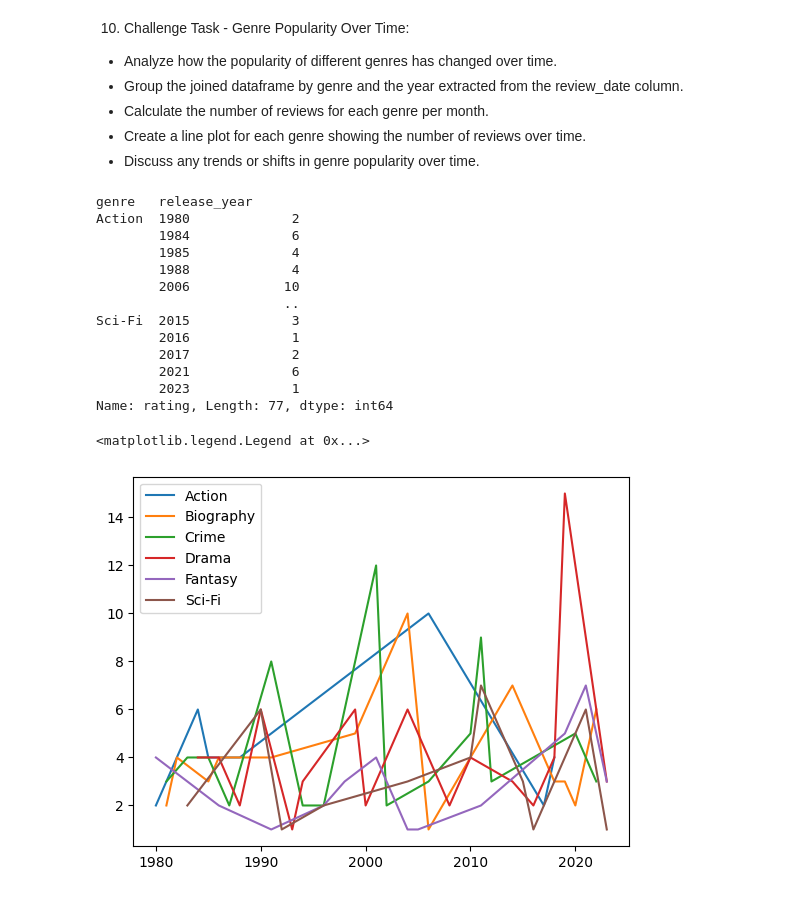
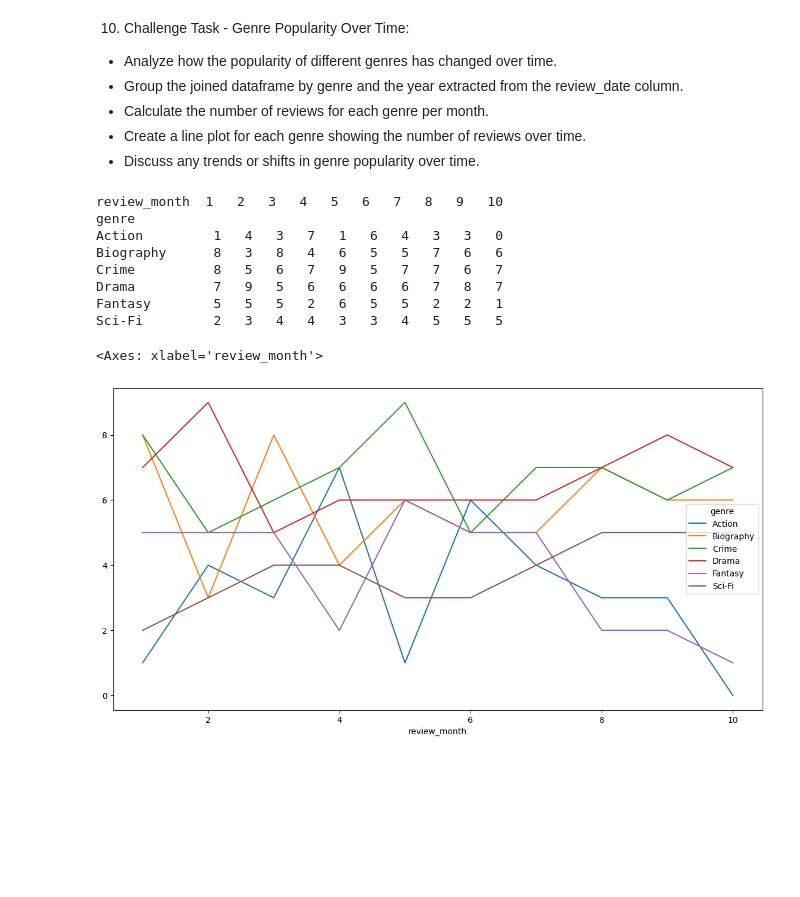
Before and after one commit to UtsumiYoji/A0924ToolsforDataScience, a Jupyter notebook: Lab7-JoiningDataWithPandas/main.ipynb, the cells around one changed output. Cells and saved outputs as stored; diff of their text form; code cells hidden in the pictures; blank space fills up the shorter version.

```diff
--- a/Lab7-JoiningDataWithPandas/main.ipynb
+++ b/Lab7-JoiningDataWithPandas/main.ipynb
@@ -209,29 +211,23 @@ Name: 26, dtype: object
 - Calculate the number of reviews for each genre per month.
 - Create a line plot for each genre showing the number of reviews over time.
 - Discuss any trends or shifts in genre popularity over time.
-# %%
-import matplotlib.pyplot as plt
-
-genre_reviews_per_year = merged_dataset.groupby(['genre', 'release_year'])['rating'].count()
-print(genre_reviews_per_year)
-
-for genre, data in genre_reviews_per_year.groupby('genre'):
-    plt.plot(data.index.get_level_values('release_year'), data.values, label=genre)
-
-plt.legend()
-# %% [output]
-genre   release_year
-Action  1980             2
-        1984             6
-        1985             4
-        1988             4
-        2006            10
-                        ..
-Sci-Fi  2015             3
-        2016             1
-        2017             2
-        2021             6
-        2023             1
-Name: rating, Length: 77, dtype: int64
-<matplotlib.legend.Legend at 0x...>
-[figure, removed]
+# %%
+merged_dataset['review_date'] = pd.to_datetime(merged_dataset['review_date'])
+merged_dataset['review_year'] = merged_dataset['review_date'].dt.year
+merged_dataset['review_month'] = merged_dataset['review_date'].dt.month
+
+genre_reviews_per_month = merged_dataset.groupby(['genre', 'review_month']).size().unstack(fill_value=0)
+print(genre_reviews_per_month)
+
+genre_reviews_per_month.T.plot(kind='line', figsize=(14, 7))
+# %% [output]
+review_month  1   2   3   4   5   6   7   8   9   10
+genre
+Action         1   4   3   7   1   6   4   3   3   0
+Biography      8   3   8   4   6   5   5   7   6   6
+Crime          8   5   6   7   9   5   7   7   6   7
+Drama          7   9   5   6   6   6   6   7   8   7
+Fantasy        5   5   5   2   6   5   5   2   2   1
+Sci-Fi         2   3   4   4   3   3   4   5   5   5
+<Axes: xlabel='review_month'>
+[figure, added]
```
Also changed, not shown: parts of 1 cell of this notebook.
